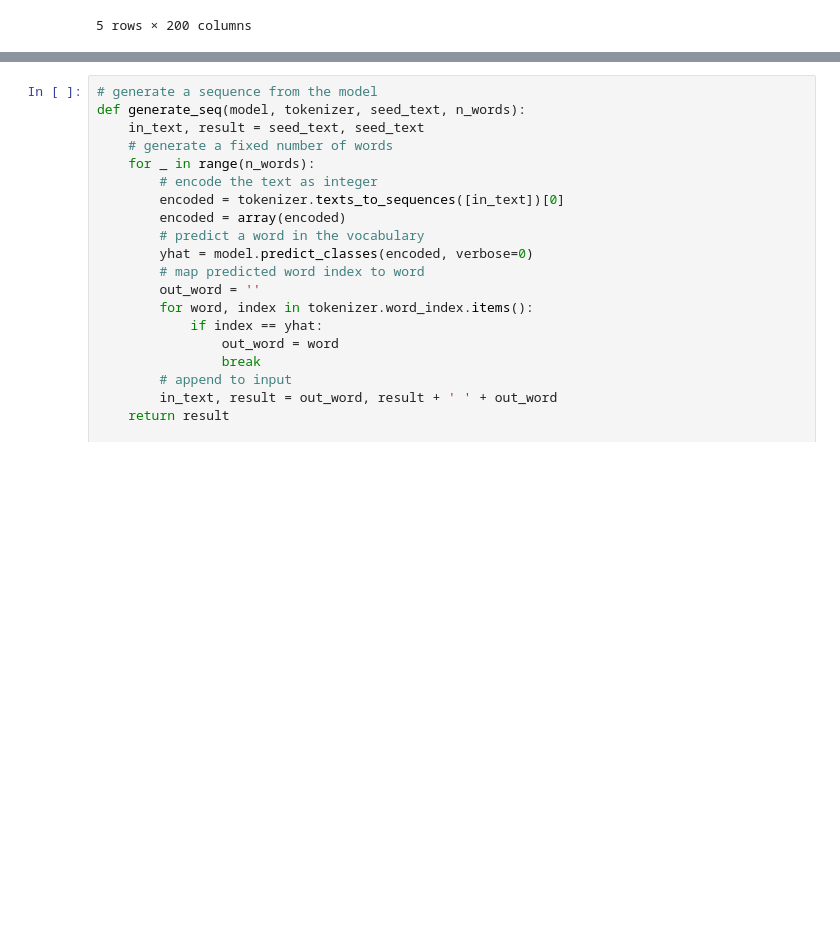
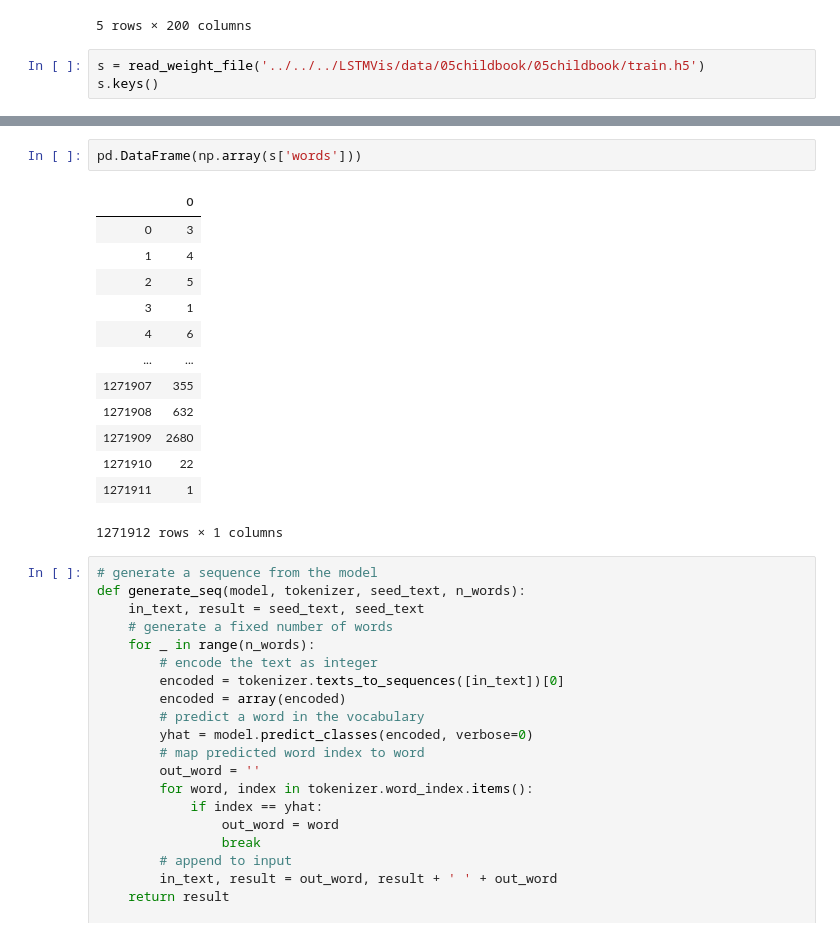
Before and after one commit to gj0706/my_research, a Jupyter notebook: neural_network/notebook/lstm_text.ipynb, the cells around one changed output, grey strips where cells are left out. Cells and saved outputs as stored; diff of their text form; blank space fills up the shorter version.

Commit message:
load word data

```diff
--- a/neural_network/notebook/lstm_text.ipynb
+++ b/neural_network/notebook/lstm_text.ipynb
@@ -55,3 +55,6 @@ df_output.head()
 | 3 | -0.401368 | -0.456501 | 0.006114 | 0.149163 | 0.625086 | 0.021770 | 0.007484 | -0.042390 | -0.034800 | 0.162708 | ... | ... |
 | 4 | -0.251165 | -0.067411 | 0.033815 | -0.004376 | 0.555721 | 0.070168 | 0.004318 | -0.772693 | -0.516666 | 0.757734 | ... | ... |
 5 rows × 200 columns
+# %%
+s = read_weight_file('../../../LSTMVis/data/05childbook/05childbook/train.h5')
+s.keys()
@@ -58,3 +72,19 @@ df_output.head()
+# %%
+pd.DataFrame(np.array(s['words']))
+# %% [output]
+|  | 0 |
+| 0 | 3 |
+| 1 | 4 |
+| 2 | 5 |
+| 3 | 1 |
+| 4 | 6 |
+| ... | ... |
+| 1271907 | 355 |
+| 1271908 | 632 |
+| 1271909 | 2680 |
+| 1271910 | 22 |
+| 1271911 | 1 |
+1271912 rows × 1 columns
 # %%
 # generate a sequence from the model
 def generate_seq(model, tokenizer, seed_text, n_words):
```
Also changed, not shown: parts of 2 cells of this notebook.
